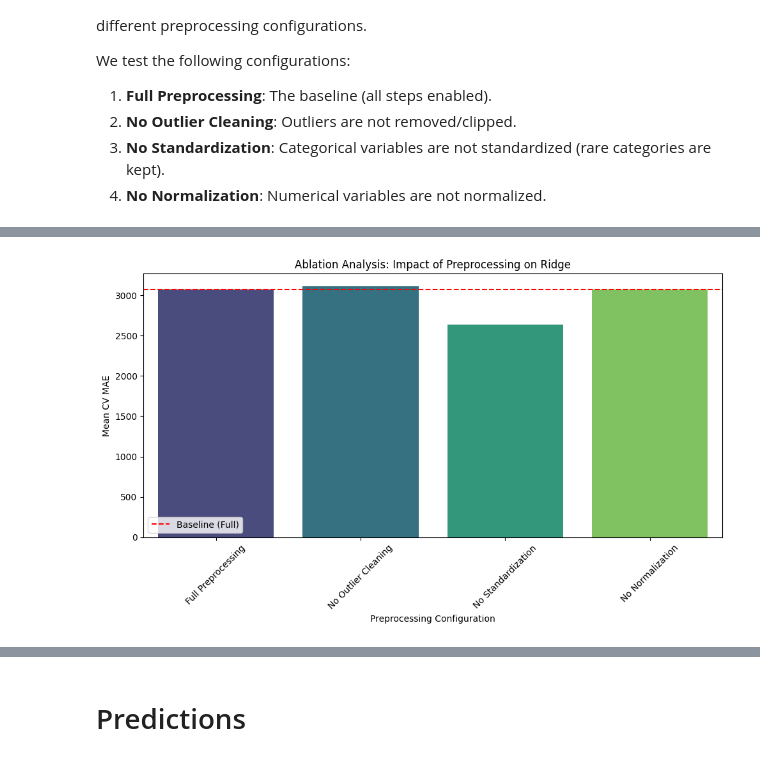
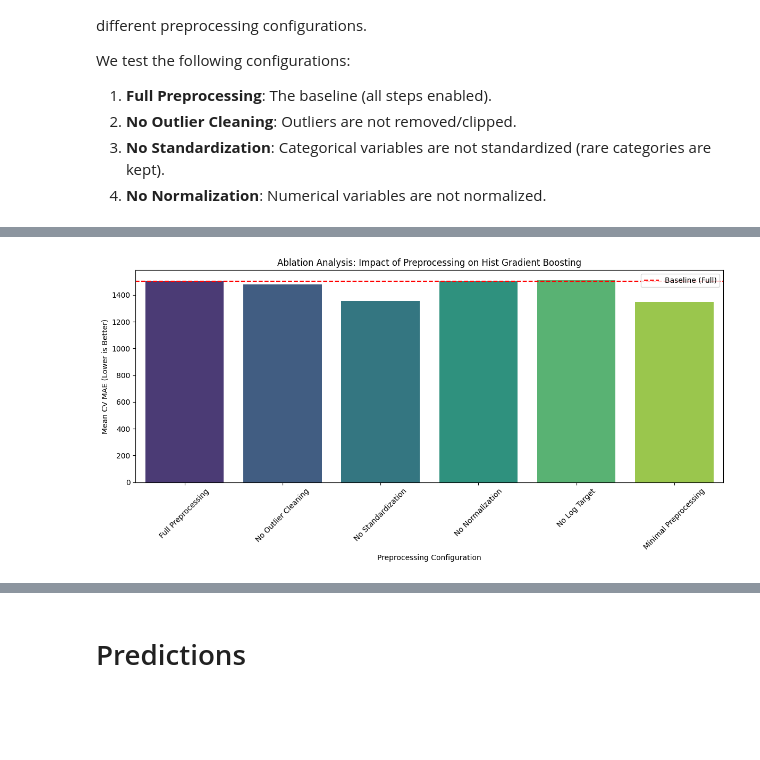
Before and after one commit to lucasdmcax/machine_learning, a Jupyter notebook: Homework_Group20.ipynb, the cells around one changed output, grey strips where cells are left out. Cells and saved outputs as stored; diff of their text form; code cells hidden in the pictures; blank space fills up the shorter version.

Commit message:
finalize abblation

```diff
--- a/Homework_Group20.ipynb
+++ b/Homework_Group20.ipynb
@@ -61,7 +61,7 @@ import seaborn as sns
 import warnings
 from sklearn.model_selection import train_test_split
 from sklearn.linear_model import Ridge, Lasso, LinearRegression
-from sklearn.ensemble import RandomForestRegressor, GradientBoostingRegressor, ExtraTreesRegressor, HistGradientBoostingRegressor, VotingRegressor
+from sklearn.ensemble import RandomForestRegressor, GradientBoostingRegressor, ExtraTreesRegressor, HistGradientBoostingRegressor
 from sklearn.neural_network import MLPRegressor
 from sklearn.metrics import mean_absolute_error, r2_score
 from sklearn.preprocessing import MinMaxScaler
@@ -75,7 +75,7 @@ from model_training_utils import (
 )
 
 SEED = 123
-LOG_TARGET = False
+LOG_TARGET = True
 DEMO_MODE = False
 
 
@@ -939,30 +1019,60 @@ We test the following configurations:
 4. **No Normalization**: Numerical variables are not normalized.
 # %%
 # Define ablation configurations
+# Each config defines the preprocessing flags and whether to log-transform the target
 ablation_configs = {
     'Full Preprocessing': {
-        'clean_outliers_flag': True,
-        'standardize_cats_flag': True,
-        'normalize_flag': True
+        'preprocessing_params': {
+            'clean_outliers_flag': True,
+            'standardize_cats_flag': True,
+            'normalize_flag': True
+        },
+        'log_target': True
     },
     'No Outlier Cleaning': {
-        'clean_outliers_flag': False,
-        'standardize_cats_flag': True,
-        'normalize_flag': True
+        'preprocessing_params': {
+            'clean_outliers_flag': False,
+            'standardize_cats_flag': True,
+            'normalize_flag': True
+        },
+        'log_target': True
     },
     'No Standardization': {
-        'clean_outliers_flag': True,
-        'standardize_cats_flag': False,
-        'normalize_flag': True
+        'preprocessing_params': {
+            'clean_outliers_flag': True,
+            'standardize_cats_flag': False,
+            'normalize_flag': True
+        },
+        'log_target': True
     },
     'No Normalization': {
-        'clean_outliers_flag': True,
-        'standardize_cats_flag': True,
-        'normalize_flag': False
+        'preprocessing_params': {
+            'clean_outliers_flag': True,
+            'standardize_cats_flag': True,
+            'normalize_flag': False
+        },
+        'log_target': True
+    },
+    'No Log Target': {
+        'preprocessing_params': {
+            'clean_outliers_flag': True,
+            'standardize_cats_flag': True,
+            'normalize_flag': True
+        },
+        'log_target': False
+    },
+    'Minimal Preprocessing': {
+        'preprocessing_params': {
+            'clean_outliers_flag': False,
+            'standardize_cats_flag': False,
+            'normalize_flag': False
+        },
+        'log_target': True
     }
 }
 
 ablation_results = []
+ablation_full_outputs = {}
 
 print(f"Running Ablation Analysis on Best Model: {best_model_name}...\n")
 
@@ -973,10 +1083,13 @@ ablation_model_config = {
     'n_iter': 1
 }
 
-for name, params in ablation_configs.items():
+for name, config in ablation_configs.items():
     print(f"Testing configuration: {name}")
 
-    # Run CV with specific preprocessing params
+    params = config['preprocessing_params']
+    use_log_target = config['log_target']
+
+    # Run CV with specific preprocessing params and log_target setting
     res = cross_validate_with_tuning(
         X,
         y,
@@ -986,11 +1099,12 @@ for name, params in ablation_configs.items():
         k=3,
         seed=SEED,
         selected_features=selected_features,
-        log_target=LOG_TARGET,
+        log_target=use_log_target,
         verbose=False,
         preprocessing_params=params
     )
 
+    ablation_full_outputs[name] = res
     ablation_results.append({
         'Configuration': name,
         'Mean CV MAE': res['mean_cv_score'],
@@ -1010,14 +1124,24 @@ print("\nAblation Analysis Results:")
 print(ablation_df.to_string(index=False))
 
 # Plot results
-plt.figure(figsize=(10, 6))
+plt.figure(figsize=(12, 6))
 sns.barplot(data=ablation_df, x='Configuration', y='Mean CV MAE', palette='viridis')
 plt.title(f'Ablation Analysis: Impact of Preprocessing on {best_model_name}')
-plt.ylabel('Mean CV MAE')
+plt.ylabel('Mean CV MAE (Lower is Better)')
 plt.xlabel('Preprocessing Configuration')
 plt.xticks(rotation=45)
 plt.axhline(y=baseline_score, color='r', linestyle='--', label='Baseline (Full)')
 plt.legend()
 plt.tight_layout()
 plt.show()
+
+# Select best configuration and update model
+best_config_name = ablation_df.sort_values('Mean CV MAE').iloc[0]['Configuration']
+print(f"\nBest Preprocessing Configuration found: {best_config_name}")
+
+# Update best_model and final_artifacts to use the best configuration
+best_model = ablation_full_outputs[best_config_name]['best_estimator']
+final_artifacts = ablation_full_outputs[best_config_name]['final_artifacts']
+
+print(f"Updated 'best_model' and 'final_artifacts' to use the '{best_config_name}' configuration for final predictions.")
 # %% [output]
@@ -1041 +1165 @@ No Outlier Cleaning  3111.450952   20.824545            42.466057   1.383717
-[figure, old version]
+[figure, new version]
```
Also changed, not shown: parts of 10 cells of this notebook, 2 other files.
